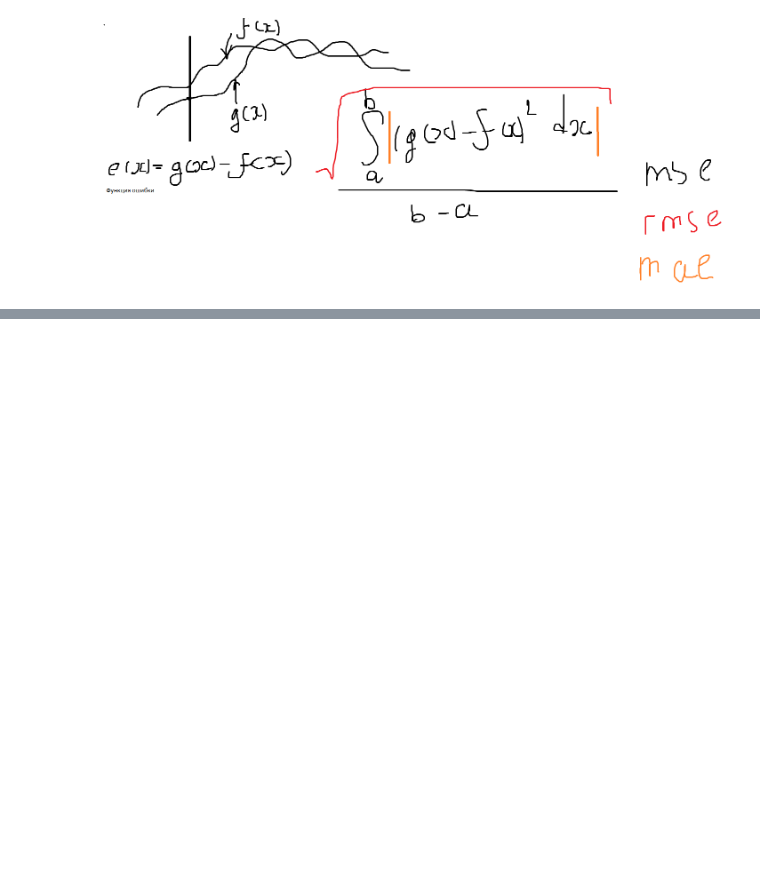
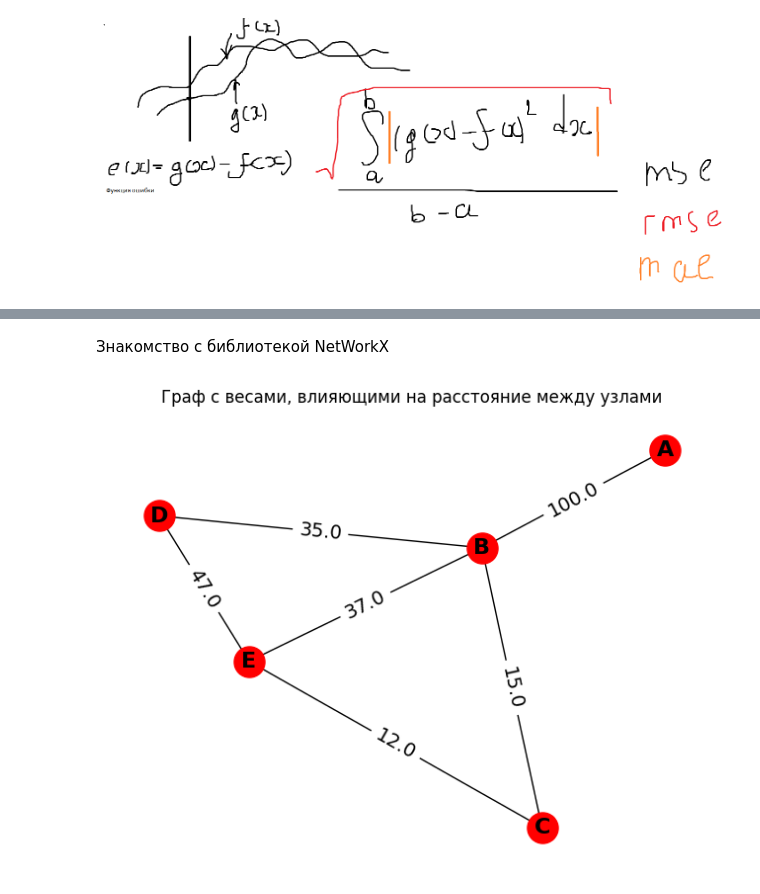
Before and after one commit to Vladimir-Kozomazov/Vladimir-Kozomazov.github.io, a Jupyter notebook: Софа_матмод.ipynb, the cells around one changed output, grey strips where cells are left out. Cells and saved outputs as stored; diff of their text form; code cells hidden in the pictures; blank space fills up the shorter version.

```diff
--- a/Софа_матмод.ipynb
+++ b/Софа_матмод.ipynb
@@ -2004,0 +2011,29 @@ y_new_sin = np.sin(6 * x_new)
+# %% [markdown]
+Знакомство с библиотекой NetWorkX
+# %%
+import matplotlib.pyplot as plt
+import networkx as nx
+import numpy as np
+
+Graf = nx.Graph()
+
+# Создаём граф с весами
+edges = [('A', 'B', 100), ('B', 'C', 15), ('B','D', 35), ('B', 'E', 67), ('E', 'D', 47), ('E', 'C', 12), ('E', 'B', 37)]
+Graf.add_weighted_edges_from(edges)
+
+# Алгоритм, учитывающий веса
+pos = nx.spring_layout(Graf, weight='weight', seed=42, k=2)  # k - коэффициент расстояния
+
+# Визуализация
+plt.figure(figsize=(8, 6))
+nx.draw_networkx(Graf, pos, with_labels=True, node_color='r', node_size=500, font_size=16, font_weight='bold')
+
+# Добавляем подписи весов
+edge_labels = {(u, v): f'{w:.1f}' for u, v, w in Graf.edges(data='weight')}
+nx.draw_networkx_edge_labels(Graf, pos, edge_labels=edge_labels, font_size=14)
+
+plt.title("Граф с весами, влияющими на расстояние между узлами")
+plt.axis('off')
+plt.show()
+# %% [output]
+[figure, added]
```
Also changed, not shown: parts of 4 cells of this notebook.
